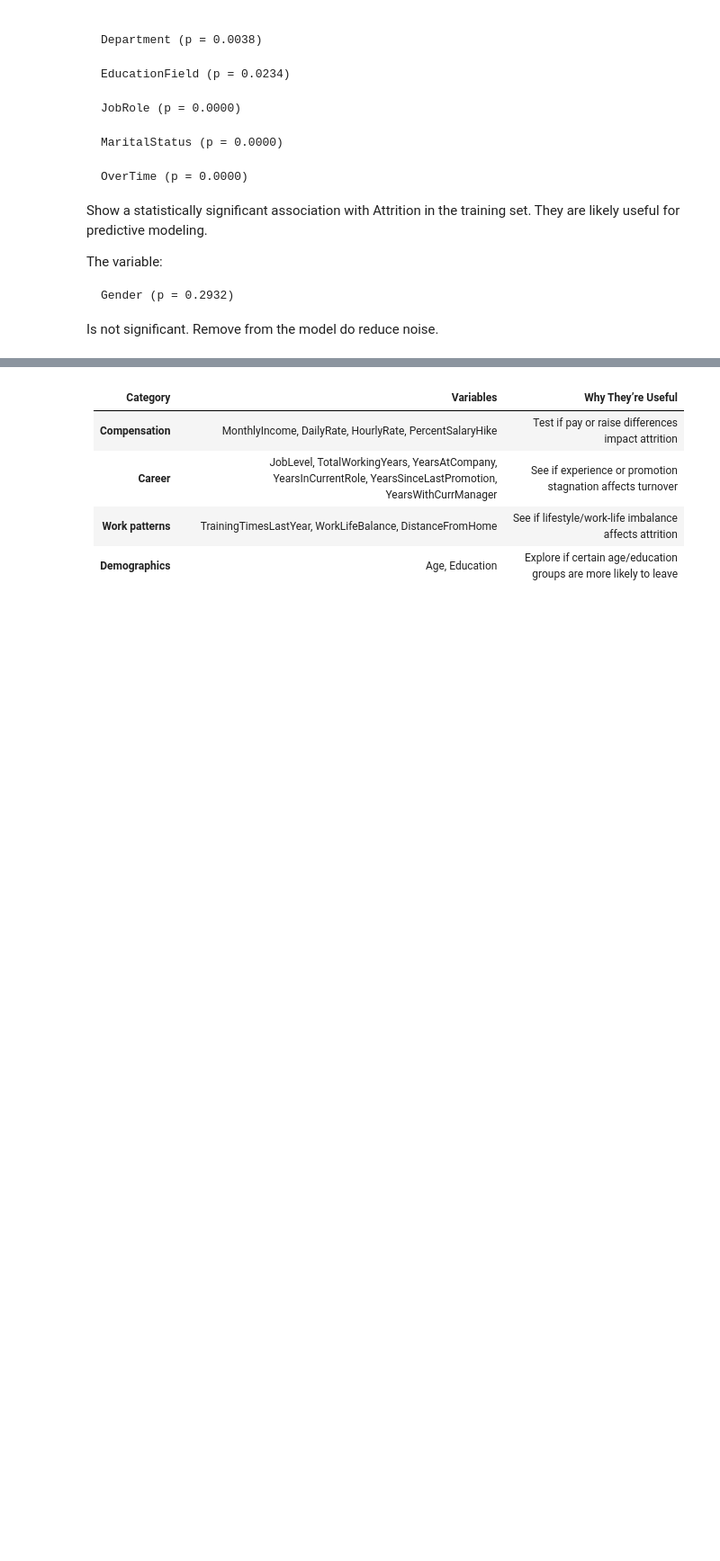
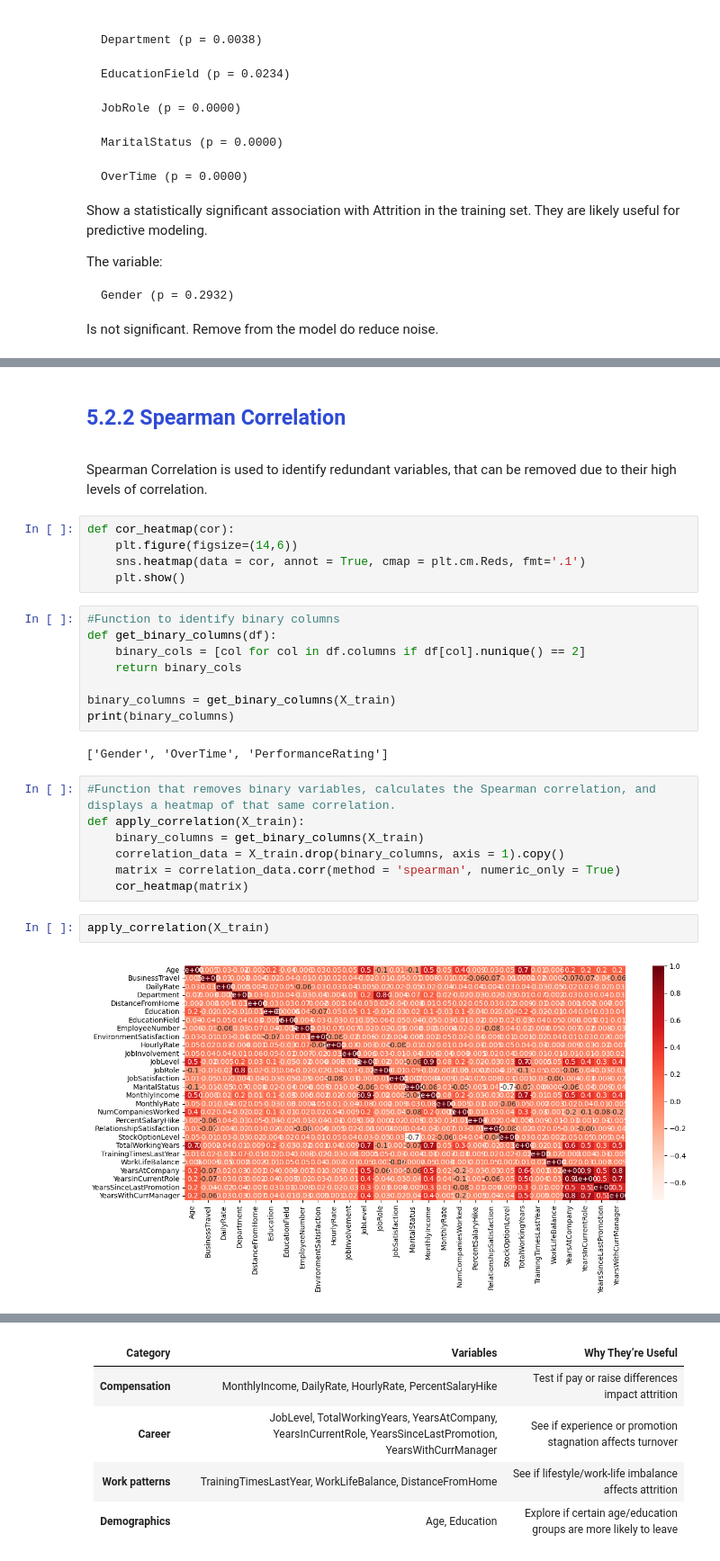
Before and after one commit to deboratcruz11/bootcamp, a Jupyter notebook: HR_Attrition.ipynb, the cells around one changed output, grey strips where cells are left out. Shown at 90% size. Drawn from its saved outputs; the diff is of its cells as text; blank space fills up the shorter version.

```diff
--- a/HR_Attrition.ipynb
+++ b/HR_Attrition.ipynb
@@ -972,0 +1049,35 @@ Is not significant. Remove from the model do reduce noise.
+# %% [markdown]
+<a class="anchor" id="2nd-bullet">
+
+
+<font color = '#2f4bd6ff'>
+
+## **5.2.2 Spearman Correlation** </font></a>
+# %% [markdown]
+Spearman Correlation is used to identify redundant variables, that can be removed due to their high levels of correlation.
+# %%
+def cor_heatmap(cor):
+    plt.figure(figsize=(14,6))
+    sns.heatmap(data = cor, annot = True, cmap = plt.cm.Reds, fmt='.1')
+    plt.show()
+# %%
+#Function to identify binary columns
+def get_binary_columns(df):
+    binary_cols = [col for col in df.columns if df[col].nunique() == 2]
+    return binary_cols
+
+binary_columns = get_binary_columns(X_train)
+print(binary_columns)
+# %% [output]
+['Gender', 'OverTime', 'PerformanceRating']
+# %%
+#Function that removes binary variables, calculates the Spearman correlation, and displays a heatmap of that same correlation.
+def apply_correlation(X_train):
+    binary_columns = get_binary_columns(X_train)
+    correlation_data = X_train.drop(binary_columns, axis = 1).copy()
+    matrix = correlation_data.corr(method = 'spearman', numeric_only = True)
+    cor_heatmap(matrix)
+# %%
+apply_correlation(X_train)
+# %% [output]
+[figure, added]
```
Also changed, not shown: parts of 24 cells of this notebook.
